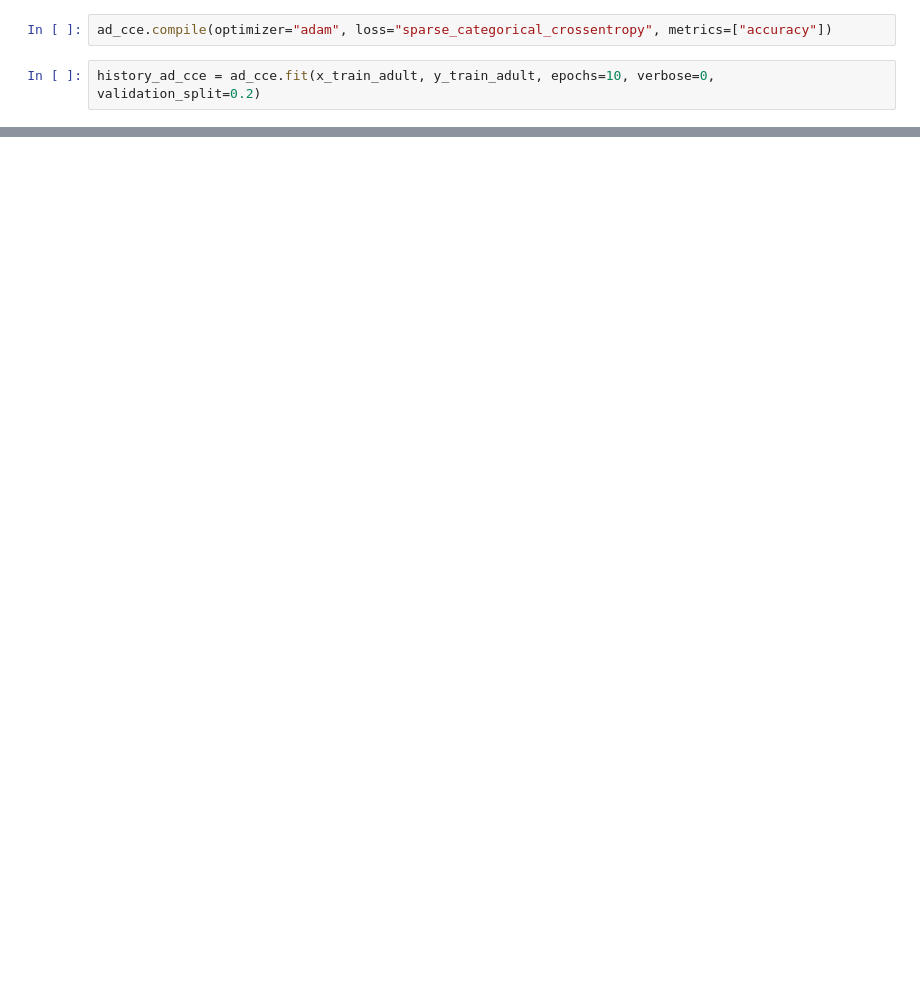
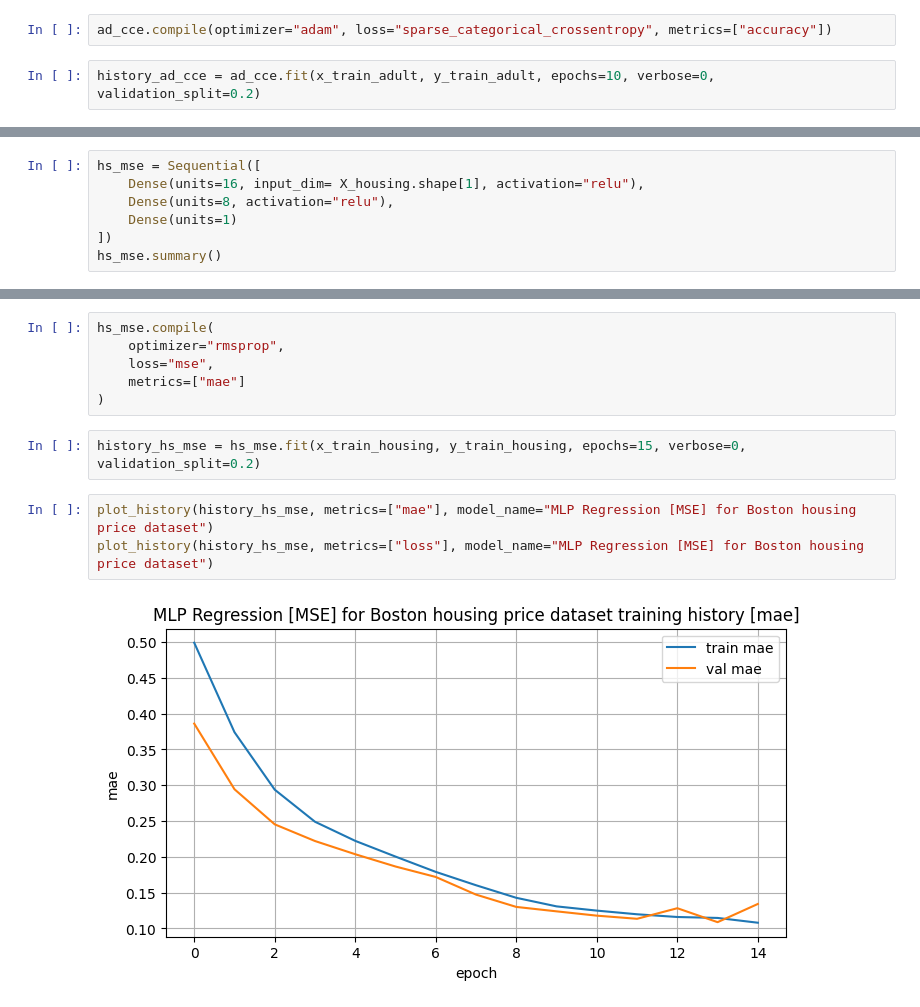
Before and after one commit to harouzie/deep-learning, a Jupyter notebook: D1/[DL] D1_homework.ipynb, the cells around one changed output, grey strips where cells are left out. Cells and saved outputs as stored; diff of their text form; blank space fills up the shorter version.

Commit message:
D1 homework: model 3 [regression + mse loss + housing]

```diff
--- a/D1/[DL] D1_homework.ipynb
+++ b/D1/[DL] D1_homework.ipynb
@@ -218,0 +197,7 @@ result_ad_cce = ad_cce.evaluate(x_test_adult, y_test_adult)
+# %%
+hs_mse = Sequential([
+    Dense(units=16, input_dim= X_housing.shape[1], activation="relu"),
+    Dense(units=8, activation="relu"),
+    Dense(units=1)
+])
+hs_mse.summary()
@@ -218,0 +220,13 @@ result_ad_cce = ad_cce.evaluate(x_test_adult, y_test_adult)
+# %%
+hs_mse.compile(
+    optimizer="rmsprop",
+    loss="mse",
+    metrics=["mae"]
+)
+# %%
+history_hs_mse = hs_mse.fit(x_train_housing, y_train_housing, epochs=15, verbose=0, validation_split=0.2)
+# %%
+plot_history(history_hs_mse, metrics=["mae"], model_name="MLP Regression [MSE] for Boston housing price dataset")
+plot_history(history_hs_mse, metrics=["loss"], model_name="MLP Regression [MSE] for Boston housing price dataset")
+# %% [output]
+[figure, added]
```
Also changed, not shown: parts of 16 cells of this notebook.
